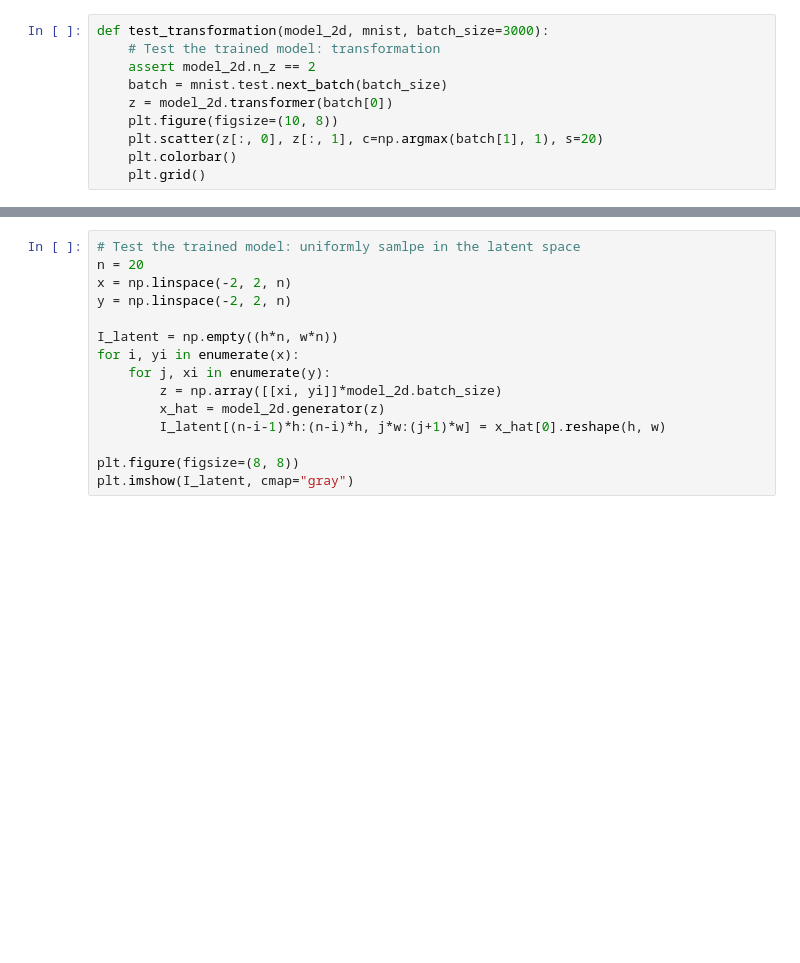
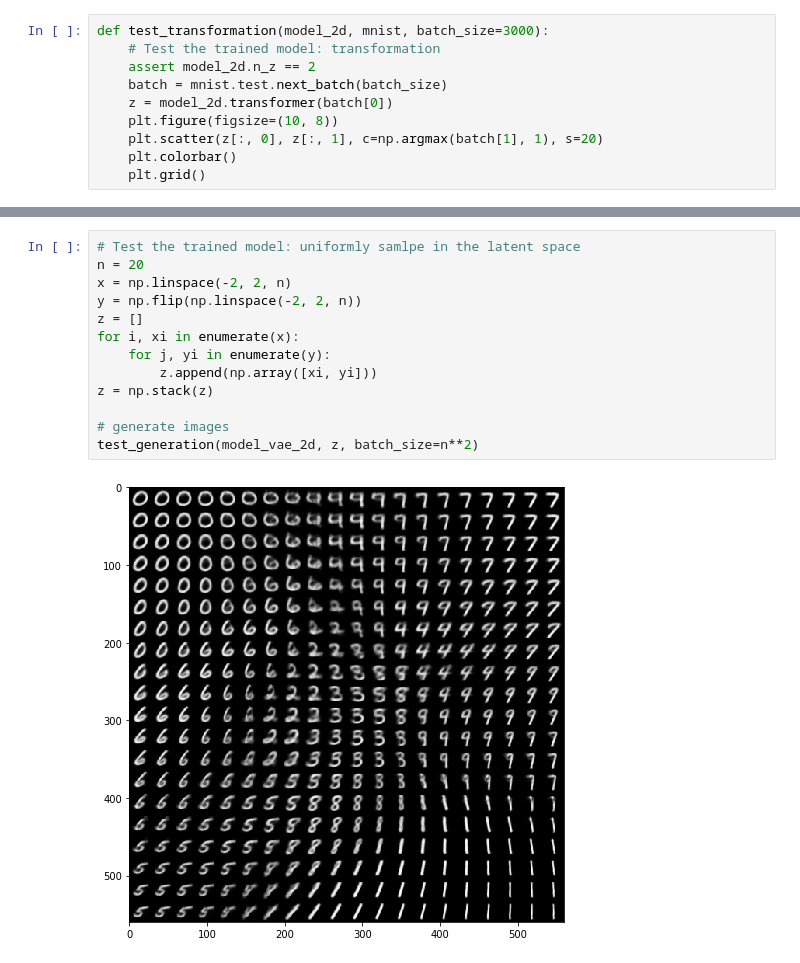
Before and after one commit to shaohua0116/VAE-Tensorflow, a Jupyter notebook: demo.ipynb, the cells around one changed output, grey strips where cells are left out. Cells and saved outputs as stored; diff of their text form; blank space fills up the shorter version.

```diff
--- a/demo.ipynb
+++ b/demo.ipynb
@@ -354,15 +382,15 @@ test_transformation(model_2d, mnist)
 # %%
 # Test the trained model: uniformly samlpe in the latent space
 n = 20
 x = np.linspace(-2, 2, n)
-y = np.linspace(-2, 2, n)
+y = np.flip(np.linspace(-2, 2, n))
+z = []
+for i, xi in enumerate(x):
+    for j, yi in enumerate(y):
+        z.append(np.array([xi, yi]))
+z = np.stack(z)
 
-I_latent = np.empty((h*n, w*n))
-for i, yi in enumerate(x):
-    for j, xi in enumerate(y):
-        z = np.array([[xi, yi]]*model_2d.batch_size)
-        x_hat = model_2d.generator(z)
-        I_latent[(n-i-1)*h:(n-i)*h, j*w:(j+1)*w] = x_hat[0].reshape(h, w)
-
-plt.figure(figsize=(8, 8))
-plt.imshow(I_latent, cmap="gray")
+# generate images
+test_generation(model_vae_2d, z, batch_size=n**2)
+# %% [output]
+[figure, added]
```
Also changed, not shown: parts of 14 cells of this notebook, 2 other files.
